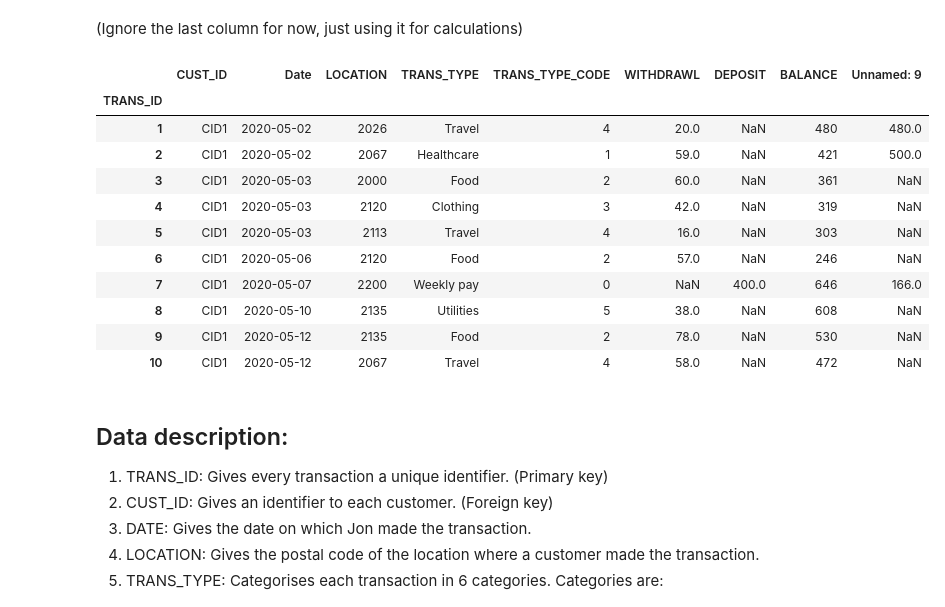
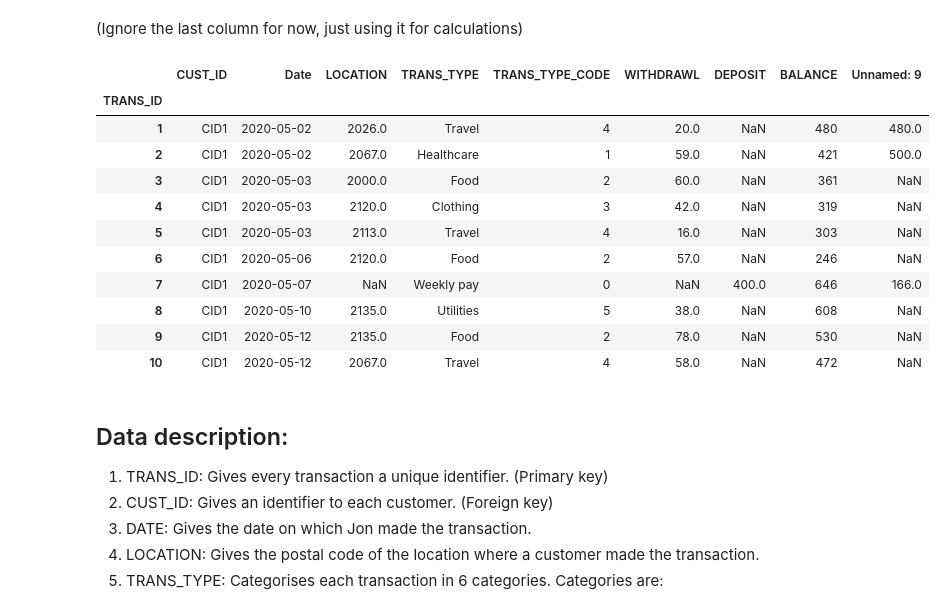
Before and after one commit to swarnim-madan/PACE-Project, a Jupyter notebook: Group 17/PACE.ipynb, the cells around one changed output. Cells and saved outputs as stored; diff of their text form; code cells hidden in the pictures.

```diff
--- a/Group 17/PACE.ipynb
+++ b/Group 17/PACE.ipynb
@@ -9,5 +13,5 @@ import seaborn as sns
 # %%
-df = pd.read_excel('files/Copy of bank.xlsx', index_col=0)
+bank = pd.read_excel('files/Copy of bank.xlsx', index_col=0)
 # %% [markdown]
 ## Introduction of the data:
 
@@ -18,20 +22,20 @@ df = pd.read_excel('files/Copy of bank.xlsx', index_col=0)
 # %% [markdown]
 (Ignore the last column for now, just using it for calculations)
 # %%
-df.head(10)
+bank.head(10)
 # %% [output]
 |  | CUST_ID | Date | LOCATION | TRANS_TYPE | TRANS_TYPE_CODE | WITHDRAWL | DEPOSIT | BALANCE | Unnamed: 9 |
 | TRANS_ID |  |  |  |  |  |  |  |  |  |
-| 1 | CID1 | 2020-05-02 | 2026 | Travel | 4 | 20.0 | NaN | 480 | 480.0 |
-| 2 | CID1 | 2020-05-02 | 2067 | Healthcare | 1 | 59.0 | NaN | 421 | 500.0 |
-| 3 | CID1 | 2020-05-03 | 2000 | Food | 2 | 60.0 | NaN | 361 | NaN |
-| 4 | CID1 | 2020-05-03 | 2120 | Clothing | 3 | 42.0 | NaN | 319 | NaN |
-| 5 | CID1 | 2020-05-03 | 2113 | Travel | 4 | 16.0 | NaN | 303 | NaN |
-| 6 | CID1 | 2020-05-06 | 2120 | Food | 2 | 57.0 | NaN | 246 | NaN |
-| 7 | CID1 | 2020-05-07 | 2200 | Weekly pay | 0 | NaN | 400.0 | 646 | 166.0 |
-| 8 | CID1 | 2020-05-10 | 2135 | Utilities | 5 | 38.0 | NaN | 608 | NaN |
-| 9 | CID1 | 2020-05-12 | 2135 | Food | 2 | 78.0 | NaN | 530 | NaN |
-| 10 | CID1 | 2020-05-12 | 2067 | Travel | 4 | 58.0 | NaN | 472 | NaN |
+| 1 | CID1 | 2020-05-02 | 2026.0 | Travel | 4 | 20.0 | NaN | 480 | 480.0 |
+| 2 | CID1 | 2020-05-02 | 2067.0 | Healthcare | 1 | 59.0 | NaN | 421 | 500.0 |
+| 3 | CID1 | 2020-05-03 | 2000.0 | Food | 2 | 60.0 | NaN | 361 | NaN |
+| 4 | CID1 | 2020-05-03 | 2120.0 | Clothing | 3 | 42.0 | NaN | 319 | NaN |
+| 5 | CID1 | 2020-05-03 | 2113.0 | Travel | 4 | 16.0 | NaN | 303 | NaN |
+| 6 | CID1 | 2020-05-06 | 2120.0 | Food | 2 | 57.0 | NaN | 246 | NaN |
+| 7 | CID1 | 2020-05-07 | NaN | Weekly pay | 0 | NaN | 400.0 | 646 | 166.0 |
+| 8 | CID1 | 2020-05-10 | 2135.0 | Utilities | 5 | 38.0 | NaN | 608 | NaN |
+| 9 | CID1 | 2020-05-12 | 2135.0 | Food | 2 | 78.0 | NaN | 530 | NaN |
+| 10 | CID1 | 2020-05-12 | 2067.0 | Travel | 4 | 58.0 | NaN | 472 | NaN |
 # %% [markdown]
 ## Data description:
 
```
Also changed, not shown: parts of 6 cells of this notebook.
